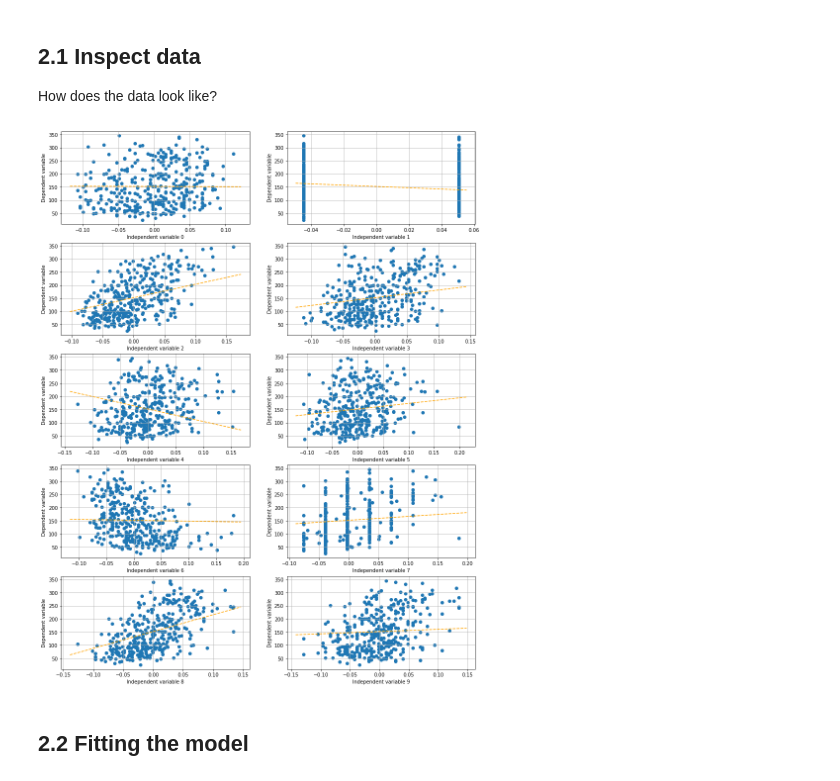
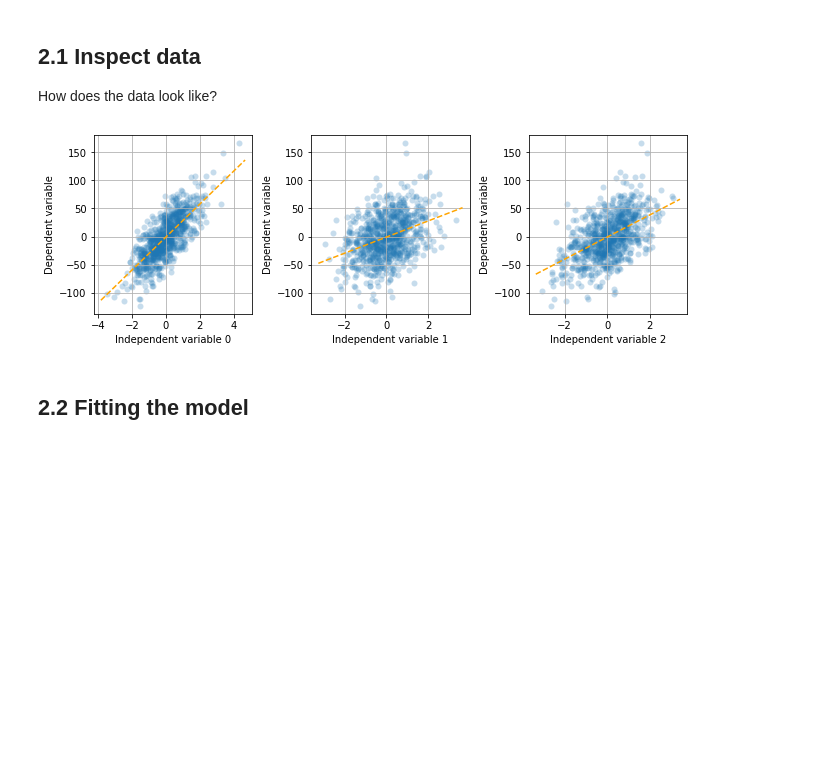
Before and after one commit to datali-ch/fantasticfeatures, a Jupyter notebook: main.ipynb, the cells around one changed output. Cells and saved outputs as stored; diff of their text form; code cells hidden in the pictures; blank space fills up the shorter version.

```diff
--- a/main.ipynb
+++ b/main.ipynb
@@ -43,0 +54,12 @@ y shape: (442,)
+# %%
+num_indep = 3
+n_sample = 1000
+
+X_base, y_base, coeffs = make_regression_custom(n_samples=n_sample, n_features=num_indep, n_informative=num_indep,
+                       tail_strength=0, bias=0, n_targets=1, noise=0,
+                           shuffle=False, coef=True, random_state=2, custom_coef=[30,15,20])
+noise = gen_noise(X_base, 0.1, 'sin', n_osc=3)+gen_noise(X_base, 0.1, 'normal')
+X = X_base + noise
+
+noise_y = gen_noise(y_base, 15, 'normal')*gen_noise(y_base, 0.1, 'linear_inc')
+y = y_base + noise_y
@@ -44,42 +75,61 @@ y shape: (442,)
 # %% [markdown]
 Train-test split
 # %%
-thershold = int(len(X)*0.8)
-X_train, X_test = X[:thershold], X[thershold:]
-y_train, y_test = y[:thershold], y[thershold:]
+threshold = int(len(X)*0.8)
+X_train, X_test = X[:threshold], X[threshold:]
+y_train, y_test = y[:threshold], y[threshold:]
 # %% [markdown]
 # 2. Fit regression
 # %% [markdown]
 ## 2.1 Inspect data
 How does the data look like?
 # %%
-def plot_multiple_x_vs_y(X: np.ndarray, y: np.ndarray, x_name: str, y_name: str, add_regression_line: bool = True, add_zero_line: bool =False, figsize: Tuple[int, int]=(15,20)) -> None:
+def plot_multiple_x_vs_y(X: np.ndarray, y: np.ndarray, x_name: str, y_name: str,
+                         add_regression_line: bool = True, add_zero_line: bool =False,
+                         model = None, hexbin: bool = False, n_col:int = 2,
+                         figsize = None) -> None:
 
-    if add_regression_line:
+    if add_regression_line and (model is None):
         predictors = sm.add_constant(X)
         model = sm.OLS(y_train, predictors).fit()
 
+
     n_vars = X.shape[1]
-    _, axs = plt.subplots(math.ceil(n_vars/2), 2, figsize=figsize)
+    n_row = math.ceil(n_vars/n_col)
+    if figsize is None:
+        subplot_size = (3,3)
+        figsize = (n_col*subplot_size[0], n_row*subplot_size[1])
+    _, axs = plt.subplots(n_row, n_col, figsize=figsize, constrained_layout=True)
+
 
     for i, x in enumerate(X.T):
-        row = i//2
-        col = i%2
-        axs[row, col].scatter(x, y)
-        axs[row, col].set_xlabel("{} {}".format(x_name, i))
-        axs[row, col].set_ylabel(y_name)
-        axs[row, col].grid(True)
+        row = i//n_col
+        col = i%n_col
+
+        if n_row == 1:
+            this_ax = axs[col]
+        else:
+            this_ax = axs[row,col]
+
+        if hexbin:
+            this_ax.hexbin(x, y, cmap="Greys", gridsize=40)
+        else:
+            this_ax.scatter(x, y, alpha=0.25, lw=0)
+        this_ax.set_xlabel("{} {}".format(x_name, i))
+        this_ax.set_ylabel(y_name)
+        this_ax.grid(True)
         if add_zero_line:
-            axs[row, col].hlines(0, xmin=min(x), xmax=max(x), colors="magenta")
+            this_ax.hlines(0, xmin=min(x), xmax=max(x), colors="magenta")
 
         if add_regression_line:
-            x_vals = np.array(axs[row, col].get_xlim())
+            x_vals = np.array(this_ax.get_xlim())
             y_vals = model.params[0] + model.params[i+1] * x_vals
-            axs[row, col].plot(x_vals, y_vals, '--', color="orange")
+            this_ax.plot(x_vals, y_vals, '--', color="orange")
 
-plot_multiple_x_vs_y(X_train, y_train, "Independent variable", "Dependent variable")
+plot_multiple_x_vs_y(X_train, y_train, "Independent variable", "Dependent variable",
+                     add_regression_line=True, hexbin=False, n_col=3)
 # %% [output]
-[figure, old version]
+[figure, new version]
 # %% [markdown]
 ## 2.2 Fitting the model
 # %%
```
Also changed, not shown: parts of 24 cells of this notebook, 1 other file.
